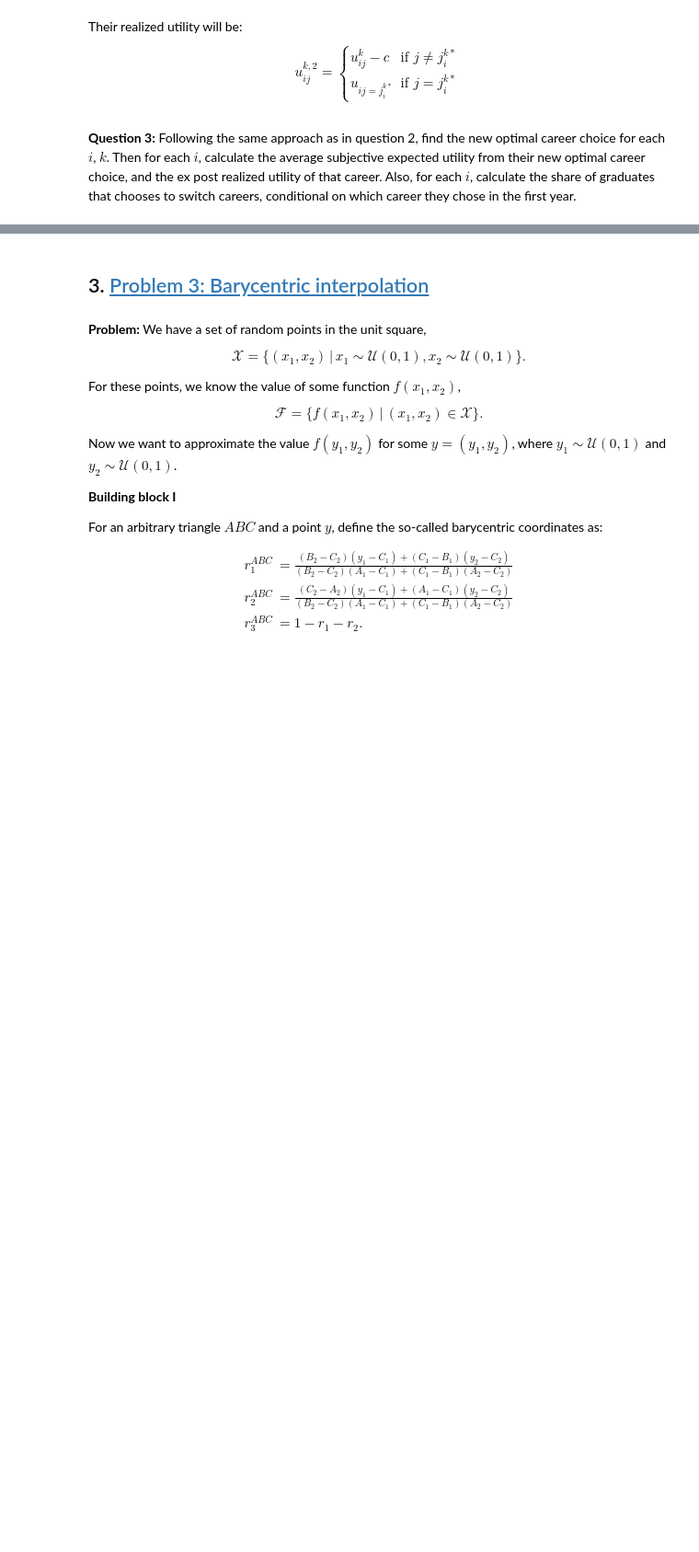
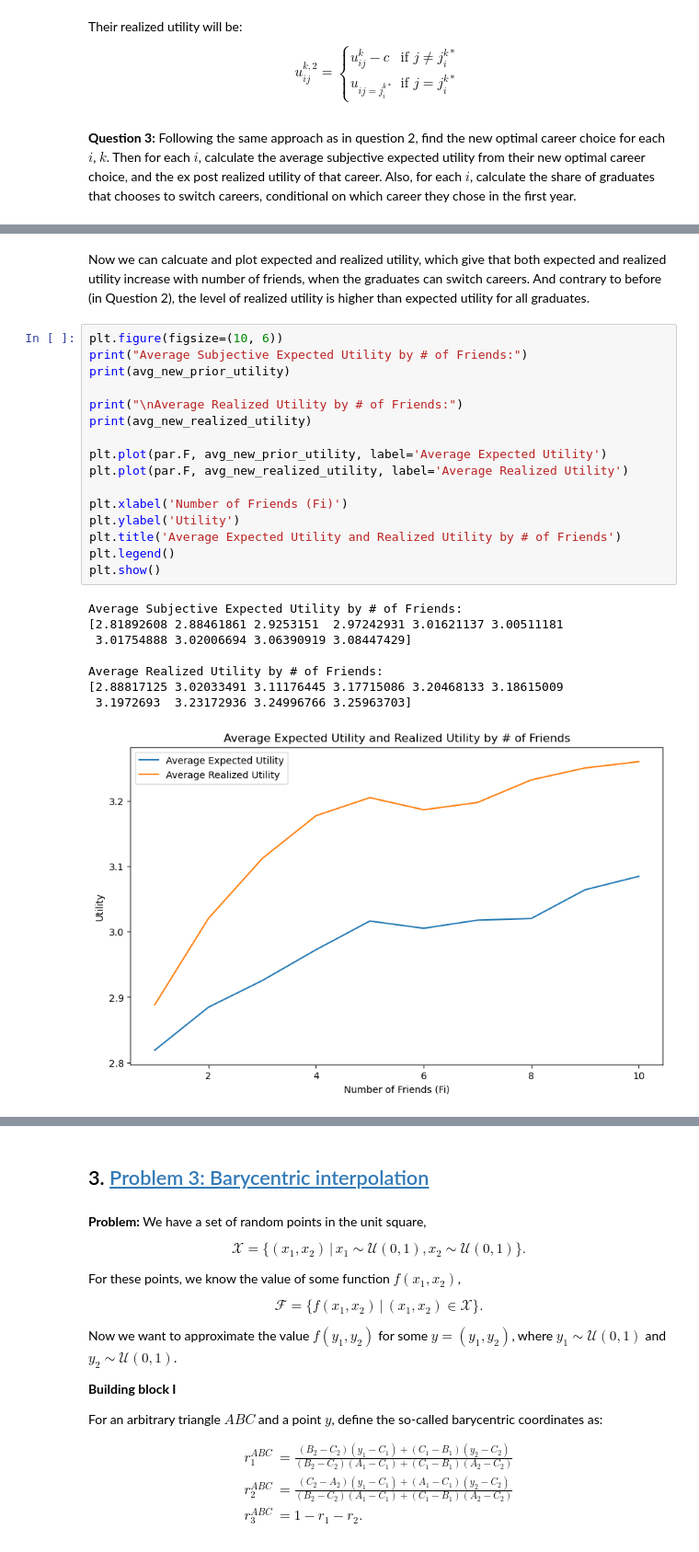
Before and after one commit to NumEconCopenhagen/projects-2024-ccc, a Jupyter notebook: EXAM/exam_2024.ipynb, the cells around one changed output, grey strips where cells are left out. Shown: that part at 92% size. Drawn from its saved outputs; the diff is of its cells as text; blank space fills up the shorter version.

```diff
--- a/EXAM/exam_2024.ipynb
+++ b/EXAM/exam_2024.ipynb
@@ -375,0 +604,27 @@ $$
+# %% [markdown]
+Now we can calcuate and plot expected and realized utility, which give that both expected and realized utility increase with number of friends, when the graduates can switch careers. And contrary to before (in Question 2), the level of realized utility is higher than expected utility for all graduates.
+# %%
+plt.figure(figsize=(10, 6))
+print("Average Subjective Expected Utility by # of Friends:")
+print(avg_new_prior_utility)
+
+print("\nAverage Realized Utility by # of Friends:")
+print(avg_new_realized_utility)
+
+plt.plot(par.F, avg_new_prior_utility, label='Average Expected Utility')
+plt.plot(par.F, avg_new_realized_utility, label='Average Realized Utility')
+
+plt.xlabel('Number of Friends (Fi)')
+plt.ylabel('Utility')
+plt.title('Average Expected Utility and Realized Utility by # of Friends')
+plt.legend()
+plt.show()
+# %% [output]
+Average Subjective Expected Utility by # of Friends:
+[2.81892608 2.88461861 2.9253151  2.97242931 3.01621137 3.00511181
+ 3.01754888 3.02006694 3.06390919 3.08447429]
+
+Average Realized Utility by # of Friends:
+[2.88817125 3.02033491 3.11176445 3.17715086 3.20468133 3.18615009
+ 3.1972693  3.23172936 3.24996766 3.25963703]
+[figure, added]
```
Also changed, not shown: parts of 19 cells of this notebook.
